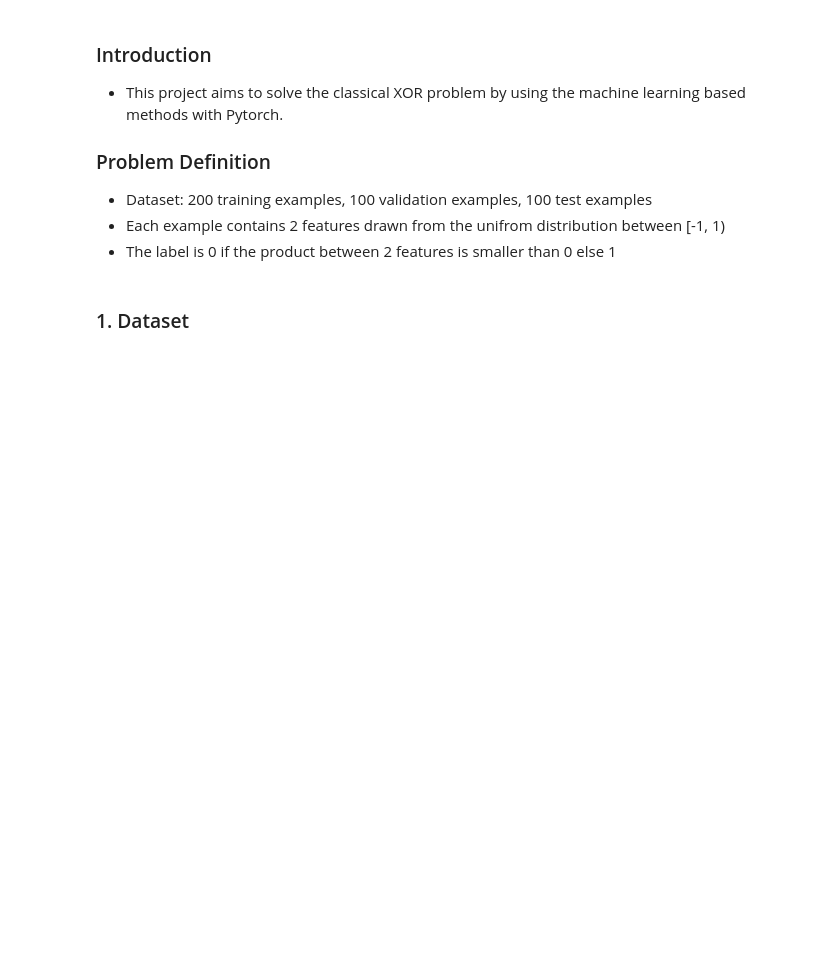
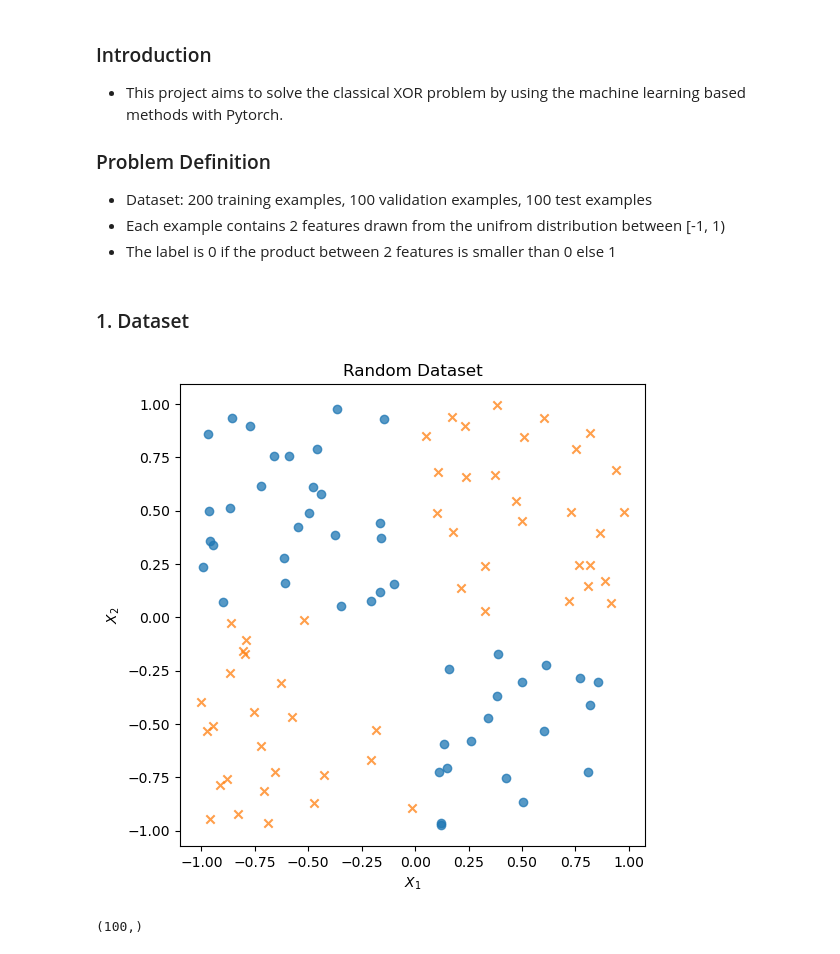
Before and after one commit to Roldbach/Machine-Learning-with-Pytorch-and-Scikit-Learn-Project, a Jupyter notebook: Chapter13/XOR.ipynb, the cells around one changed output. Cells and saved outputs as stored; diff of their text form; code cells hidden in the pictures; blank space fills up the shorter version.

```diff
--- a/Chapter13/XOR.ipynb
+++ b/Chapter13/XOR.ipynb
@@ -10,21 +10,39 @@
 - The label is 0 if the product between 2 features is smaller than 0 else 1
 # %% [markdown]
 ### 1. Dataset
-# %%
-import numpy as np
-import torch
-
-def generateNumpyDataset(size:int, featureNumber:int, seed:int) -> tuple[np.ndarray, np.ndarray]:
-    '''
-        Return a dataset with the given size and feature number sampled by the uniform distribution between -1 (included) and 1 (excluded)
-
-    Argument:
-        size: int, the number of data within the dataset
-        featureNumber: int, the number of features within one data
-        seed: int, determine the randomness behaviour
-
-    Return:
-        dataset: np.ndarray, (the number of data, the number of features)
-        label: np.ndarray, (the number of data, )
-    '''
-    np.random.seed(seed)
+# %%
+import matplotlib.pyplot as plt
+import numpy as np
+
+def generateNumpyDataset(size:int, featureNumber:int, seed:int) -> tuple[np.ndarray, np.ndarray]:
+    '''
+        Return a dataset that is sampled from the uniform distribution bewteen -1 and 1
+    '''
+    np.random.seed(seed)
+
+    data = np.random.uniform(-1, 1, (size, featureNumber))
+    label = np.ones(size)
+    label[data[:,0]*data[:,1] < 0] = 0
+
+    return data, label
+
+def plotNumpyDataset(data:np.ndarray, label:np.ndarray, title:str):
+    '''
+        Plot the dataset using different symbols
+    '''
+    figure = plt.figure(figsize=(6,6))
+
+    plt.scatter(data[label==0, 0], data[label==0, 1], marker="o", alpha=0.75)
+    plt.scatter(data[label==1, 0], data[label==1, 1], marker="x", alpha=0.75)
+
+    plt.xlabel(r"$X_1$")
+    plt.ylabel(r"$X_2$")
+    plt.title(title)
+
+    plt.show()
+
+data, label = generateNumpyDataset(100, 2, 1)
+plotNumpyDataset(data, label, "Random Dataset")
+# %% [output]
+[figure, added]
+(100,)
```
Also changed, not shown: parts of 5 cells of this notebook.
